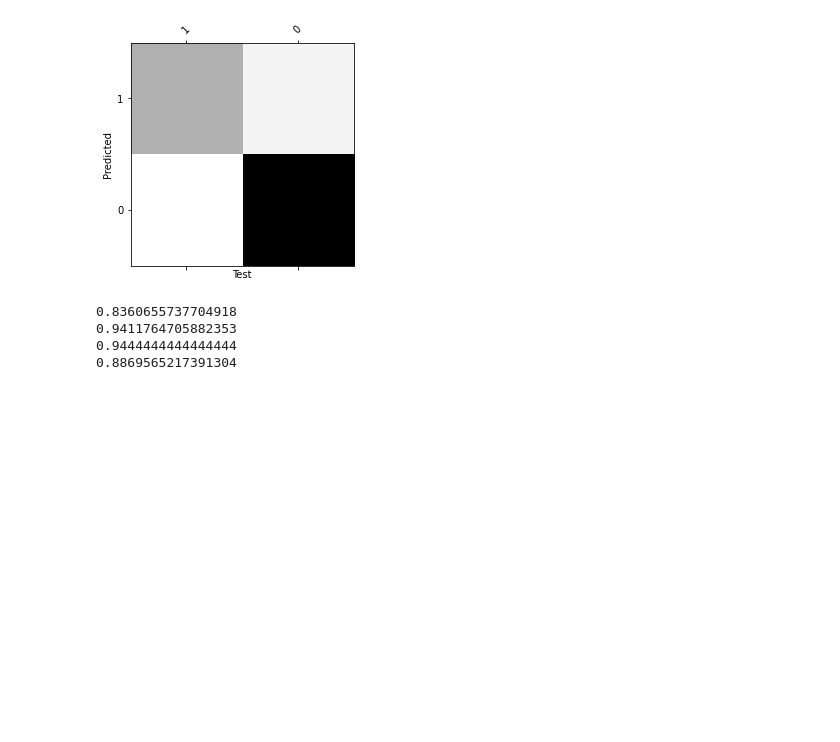
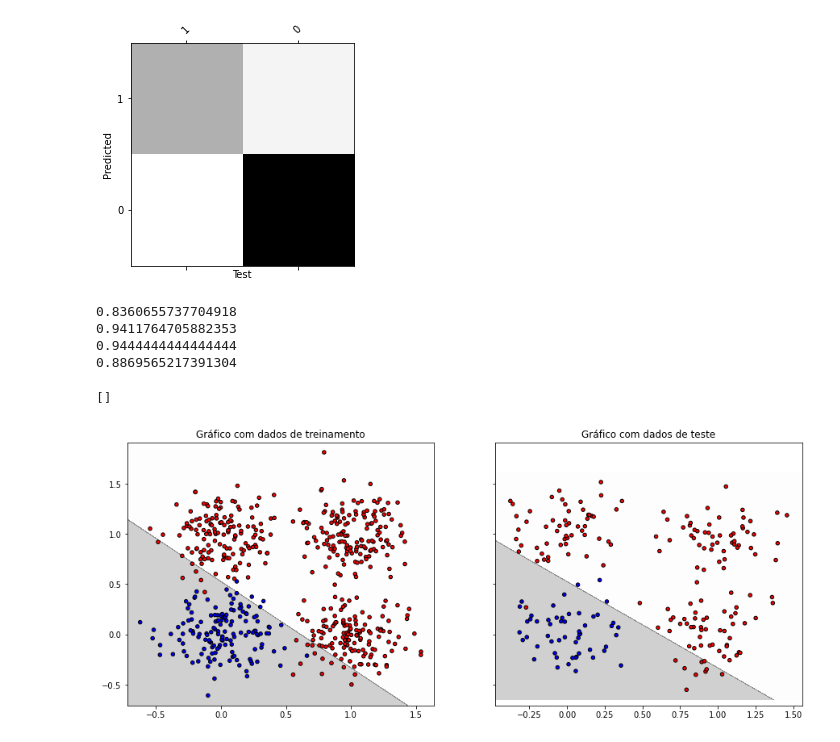
Before and after one commit to LucasLima21/perceptron-redesNeurais2020, a Jupyter notebook: src/secao3.ipynb, the cells around one changed output. Saved outputs shown, nothing was run; the diff lists cells and outputs as text; code cells hidden in the pictures; blank space fills up the shorter version.

Commit message:
Plotando gráfico de teste e treinamento

```diff
--- a/src/secao3.ipynb
+++ b/src/secao3.ipynb
@@ -147,3 +147,50 @@ print(fscore)
 0.9411764705882353
 0.9444444444444444
 0.8869565217391304
+# %%
+#Gráfico com dados de treinamento
+x_min, x_max = XTrain[:, 0].min() - 0.1, XTrain[:, 0].max() + 0.1
+y_min, y_max = XTrain[:, 1].min() - 0.1, XTrain[:, 1].max() + 0.1
+xx, yy = np.meshgrid(np.arange(x_min, x_max, 0.001),
+                     np.arange(y_min, y_max, 0.001))
+
+f, (axarr, axarr1) = plt.subplots(1, 2, sharex='col', sharey='row', figsize=(15, 6))
+color = np.where(yTrain == 0, 'r', 'b')
+
+for idx, clf, tt in zip([[0,0]],
+                        [n],
+                        ['Gráfico com dados de treinamento']):
+
+    Z = clf.predict(np.c_[xx.ravel(), yy.ravel()])
+    Z = np.array(Z)
+    Z = Z.reshape(xx.shape)
+
+    axarr.contourf(xx, yy, Z, alpha=0.2,cmap='Greys')
+    axarr.scatter(XTrain[:, 0], XTrain[:, 1], c=color, s=20, edgecolor='k',cmap='Greys')
+    axarr.set_title(tt)
+axarr.plot()
+
+# Gráfico com dados de teste
+XTest = np.insert(XTest, 2, 1, axis=1)
+x_minTest, x_maxTest = XTest[:, 0].min() - 0.1, XTest[:, 0].max() + 0.1
+y_minTest, y_maxTest = XTest[:, 1].min() - 0.1, XTest[:, 1].max() + 0.1
+xxTest, yyTest = np.meshgrid(np.arange(x_minTest, x_maxTest, 0.001),
+                     np.arange(y_minTest, y_maxTest, 0.001))
+
+color = np.where(yTest == 0, 'r', 'b')
+
+for idx, clf, tt in zip([[0,0]],
+                        [n],
+                        ['Gráfico com dados de teste']):
+
+    ZTest = clf.predict(np.c_[xxTest.ravel(), yyTest.ravel()])
+    ZTest = np.array(ZTest)
+    ZTest = ZTest.reshape(xxTest.shape)
+
+    axarr1.contourf(xxTest, yyTest, ZTest, alpha=0.2,cmap='Greys')
+    axarr1.scatter(XTest[:, 0], XTest[:, 1], c=color, s=20, edgecolor='k',cmap='Greys')
+    axarr1.set_title(tt)
+axarr1.plot()
+# %% [output]
+[]
+[figure, added]
```
Also changed, not shown: parts of 2 cells of this notebook.
